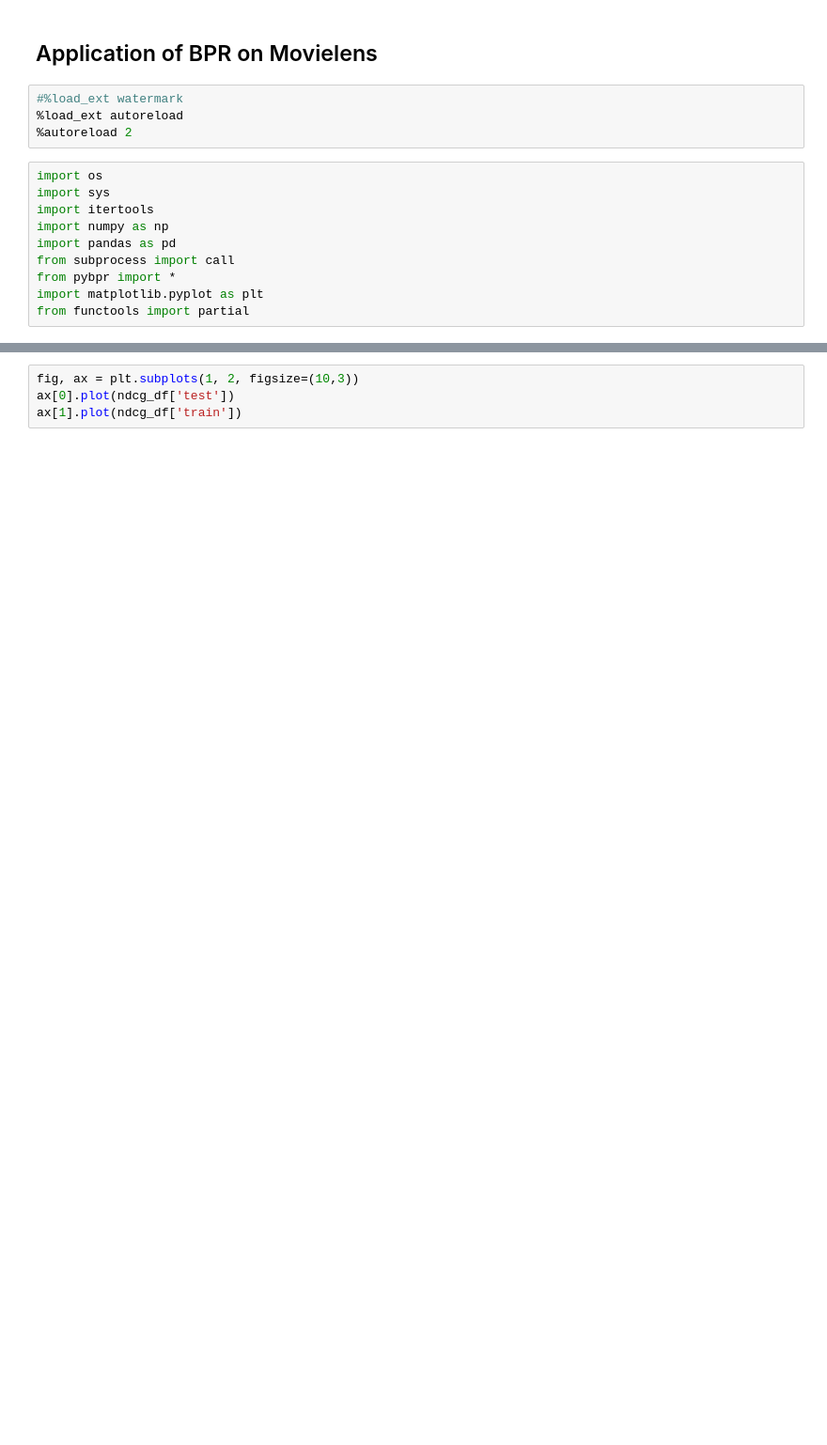
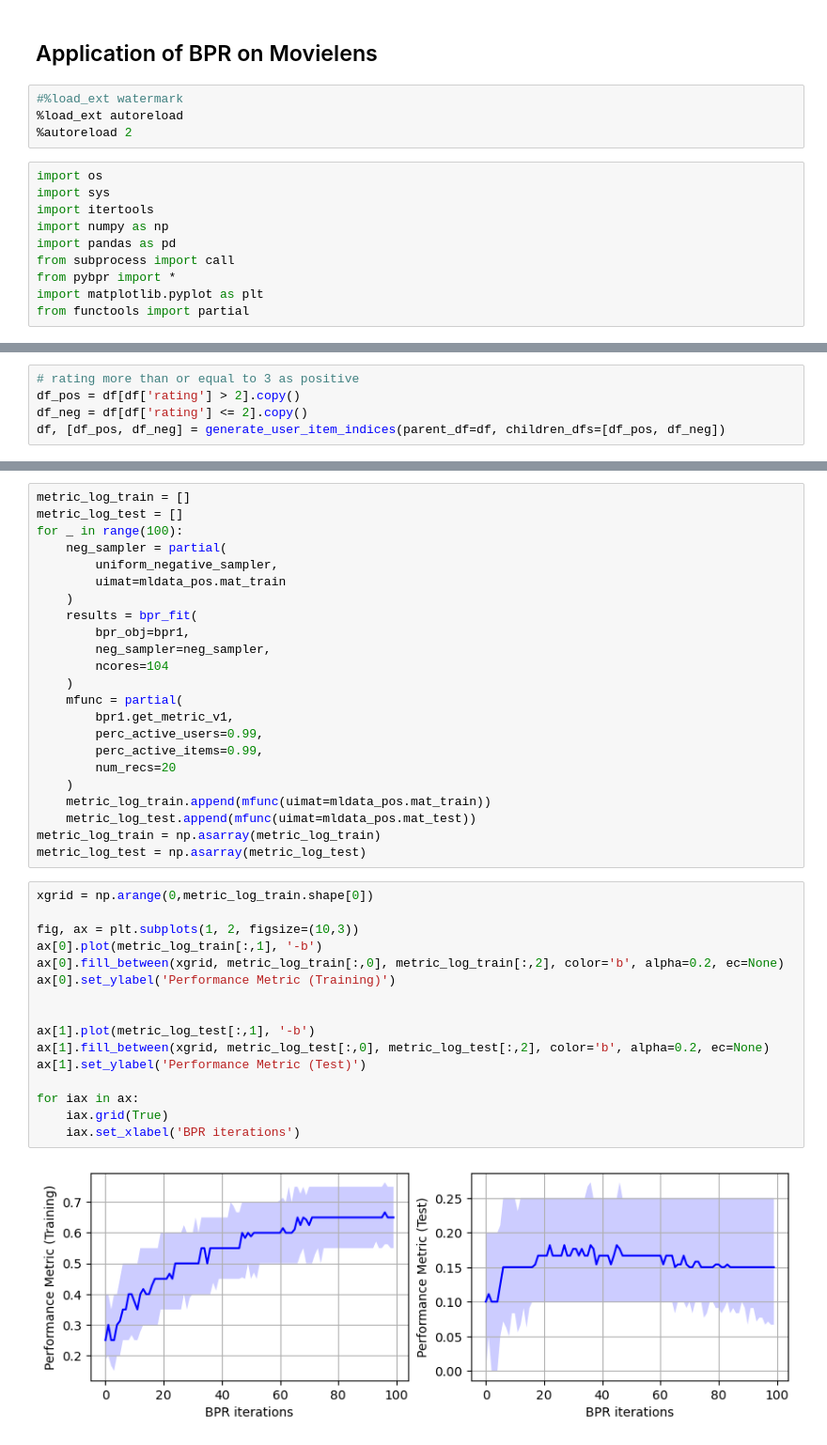
Before and after one commit to rimplesandhu/pybpr, a Jupyter notebook: examples/bpr_movielens.ipynb, the cells around one changed output, grey strips where cells are left out. Shown at 94% size. Saved outputs shown, nothing was run; the diff lists cells and outputs as text; blank space fills up the shorter version.

```diff
--- a/examples/bpr_movielens.ipynb
+++ b/examples/bpr_movielens.ipynb
@@ -22,0 +36,5 @@ df.head()
+# %%
+# rating more than or equal to 3 as positive
+df_pos = df[df['rating'] > 2].copy()
+df_neg = df[df['rating'] <= 2].copy()
+df, [df_pos, df_neg] = generate_user_item_indices(parent_df=df, children_dfs=[df_pos, df_neg])
@@ -50,4 +93,41 @@ ndcg_df = pd.DataFrame(bpr.ndcg_metric)
+# %%
+metric_log_train = []
+metric_log_test = []
+for _ in range(100):
+    neg_sampler = partial(
+        uniform_negative_sampler,
+        uimat=mldata_pos.mat_train
+    )
+    results = bpr_fit(
+        bpr_obj=bpr1,
+        neg_sampler=neg_sampler,
+        ncores=104
+    )
+    mfunc = partial(
+        bpr1.get_metric_v1,
+        perc_active_users=0.99,
+        perc_active_items=0.99,
+        num_recs=20
+    )
+    metric_log_train.append(mfunc(uimat=mldata_pos.mat_train))
+    metric_log_test.append(mfunc(uimat=mldata_pos.mat_test))
+metric_log_train = np.asarray(metric_log_train)
+metric_log_test = np.asarray(metric_log_test)
 # %%
+xgrid = np.arange(0,metric_log_train.shape[0])
+
 fig, ax = plt.subplots(1, 2, figsize=(10,3))
-ax[0].plot(ndcg_df['test'])
-ax[1].plot(ndcg_df['train'])
+ax[0].plot(metric_log_train[:,1], '-b')
+ax[0].fill_between(xgrid, metric_log_train[:,0], metric_log_train[:,2], color='b', alpha=0.2, ec=None)
+ax[0].set_ylabel('Performance Metric (Training)')
+
+
+ax[1].plot(metric_log_test[:,1], '-b')
+ax[1].fill_between(xgrid, metric_log_test[:,0], metric_log_test[:,2], color='b', alpha=0.2, ec=None)
+ax[1].set_ylabel('Performance Metric (Test)')
+
+for iax in ax:
+    iax.grid(True)
+    iax.set_xlabel('BPR iterations')
+# %% [output]
+[figure, added]
```
Also changed, not shown: parts of 8 cells of this notebook, 12 other files.
